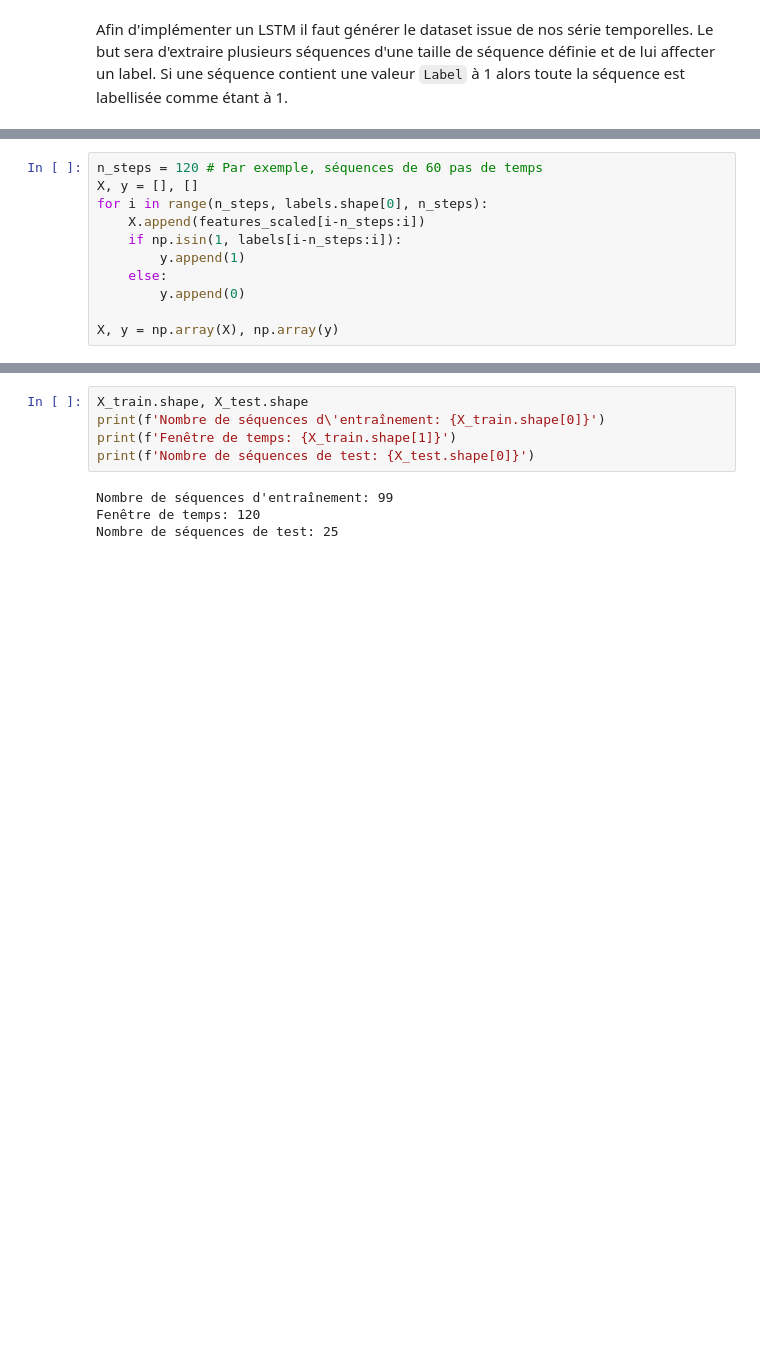
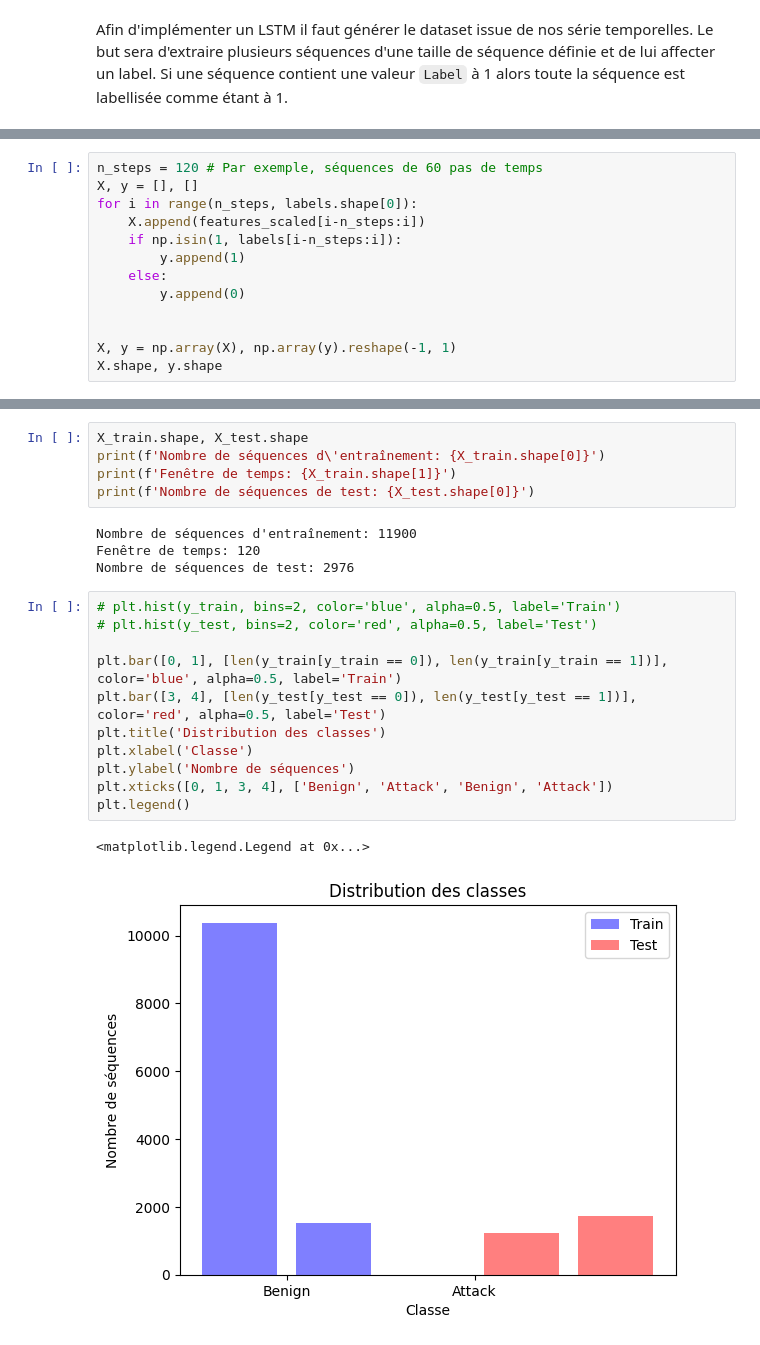
Before and after one commit to Bast-94/CYBERML-Project, a Jupyter notebook: cyber-ml.ipynb, the cells around one changed output, grey strips where cells are left out. Cells and saved outputs as stored; diff of their text form; blank space fills up the shorter version.

```diff
--- a/cyber-ml.ipynb
+++ b/cyber-ml.ipynb
@@ -177,11 +179,13 @@ Afin d'implémenter un LSTM il faut générer le dataset issue de nos série tem
 # %%
 n_steps = 120 # Par exemple, séquences de 60 pas de temps
 X, y = [], []
-for i in range(n_steps, labels.shape[0], n_steps):
+for i in range(n_steps, labels.shape[0]):
     X.append(features_scaled[i-n_steps:i])
     if np.isin(1, labels[i-n_steps:i]):
         y.append(1)
     else:
         y.append(0)
 
-X, y = np.array(X), np.array(y)
+
+X, y = np.array(X), np.array(y).reshape(-1, 1)
+X.shape, y.shape
@@ -197,9 +204,23 @@ print(f'Nombre de séquences d\'entraînement: {X_train.shape[0]}')
 print(f'Fenêtre de temps: {X_train.shape[1]}')
 print(f'Nombre de séquences de test: {X_test.shape[0]}')
 # %% [output]
-Nombre de séquences d'entraînement: 99
+Nombre de séquences d'entraînement: 11900
 Fenêtre de temps: 120
-Nombre de séquences de test: 25
+Nombre de séquences de test: 2976
+# %%
+# plt.hist(y_train, bins=2, color='blue', alpha=0.5, label='Train')
+# plt.hist(y_test, bins=2, color='red', alpha=0.5, label='Test')
+
+plt.bar([0, 1], [len(y_train[y_train == 0]), len(y_train[y_train == 1])], color='blue', alpha=0.5, label='Train')
+plt.bar([3, 4], [len(y_test[y_test == 0]), len(y_test[y_test == 1])], color='red', alpha=0.5, label='Test')
+plt.title('Distribution des classes')
+plt.xlabel('Classe')
+plt.ylabel('Nombre de séquences')
+plt.xticks([0, 1, 3, 4], ['Benign', 'Attack', 'Benign', 'Attack'])
+plt.legend()
+# %% [output]
+<matplotlib.legend.Legend at 0x...>
+[figure, added]
 # %%
 from tensorflow.keras.layers import LSTM, RepeatVector, TimeDistributed, Dense
 
```
Also changed, not shown: parts of 59 cells of this notebook, 5 other files.
